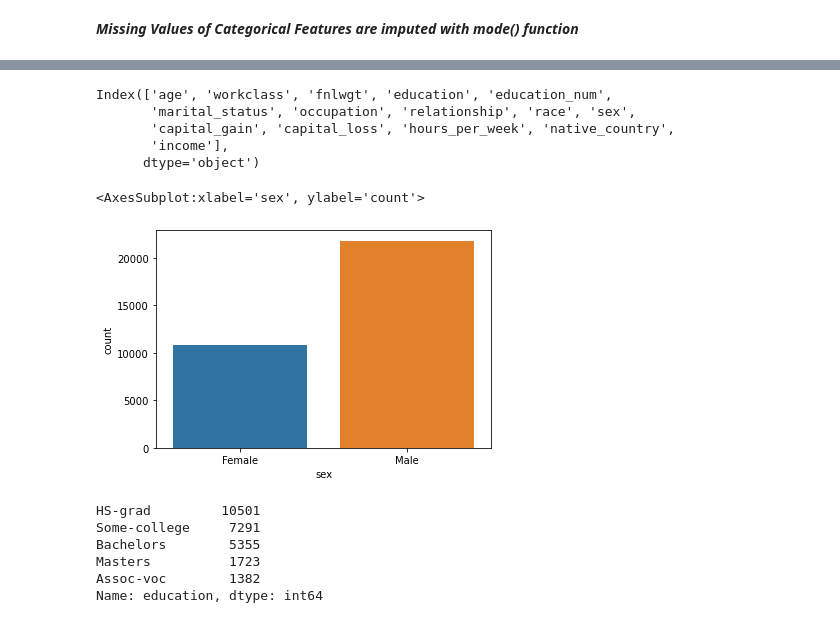
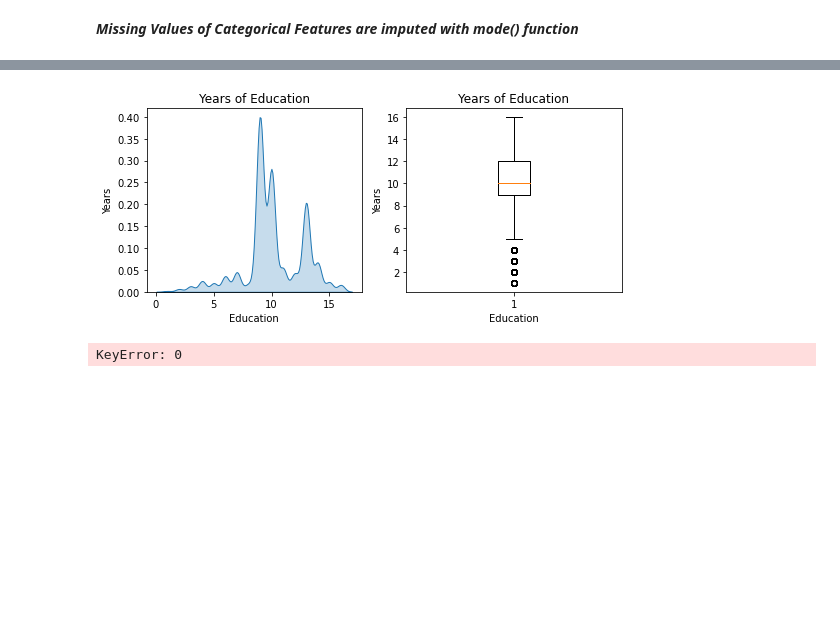
Before and after one commit to wiznikvibe/mlpractical, a Jupyter notebook: classification_models.ipynb, the cells around one changed output, grey strips where cells are left out. Saved outputs shown, nothing was run; the diff lists cells and outputs as text; code cells hidden in the pictures; blank space fills up the shorter version.

```diff
--- a/classification_models.ipynb
+++ b/classification_models.ipynb
@@ -107,22 +167,19 @@ native_country: 1.79%
+# %%
+plt.subplot(1,2,1)
+sns.kdeplot(df['education_num'], shade=True)
+plt.xlabel('Education')
+plt.ylabel('Years')
+plt.title('Years of Education')
+
+plt.subplot(1,2,2)
+plt.boxplot(df['education_num'])
+plt.xlabel('Education')
+plt.ylabel('Years')
+plt.title('Years of Education')
+plt.show()
+# %% [output]
+[figure, added]
 # %%
-df.columns
+df
 # %% [output]
-Index(['age', 'workclass', 'fnlwgt', 'education', 'education_num',
-       'marital_status', 'occupation', 'relationship', 'race', 'sex',
-       'capital_gain', 'capital_loss', 'hours_per_week', 'native_country',
-       'income'],
-      dtype='object')
+KeyError: 0
-# %%
-sns.countplot(data=df, x='sex')
-# %% [output]
-<AxesSubplot:xlabel='sex', ylabel='count'>
-[figure, removed]
-# %%
-df.education.value_counts().head(5)
-# %% [output]
-HS-grad         10501
-Some-college     7291
-Bachelors        5355
-Masters          1723
-Assoc-voc        1382
-Name: education, dtype: int64
```
Also changed, not shown: parts of 11 cells of this notebook.
